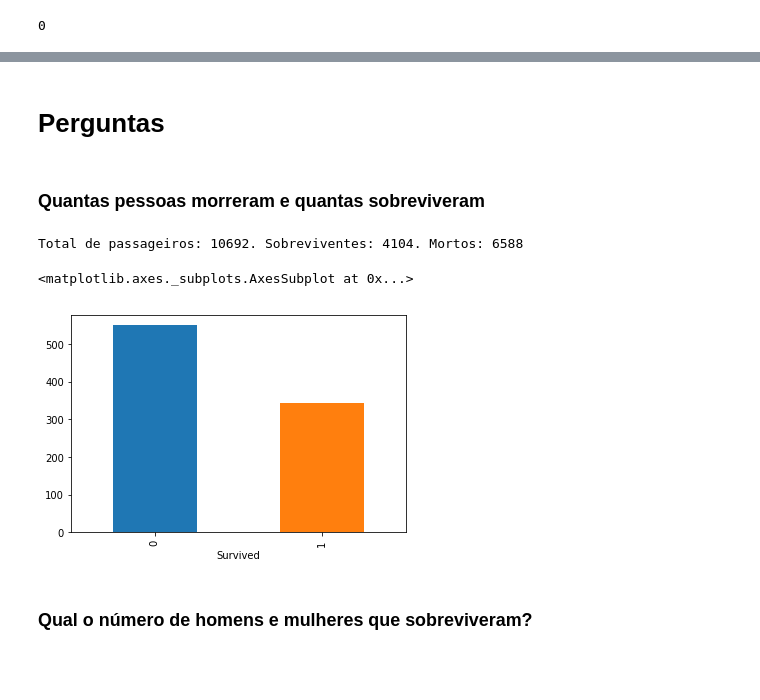
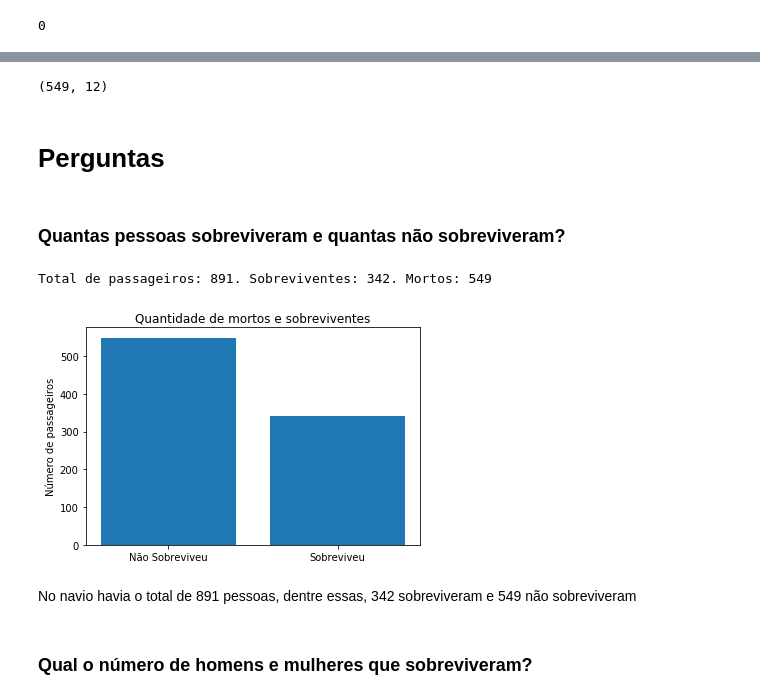
Before and after one commit to anderson-souza/Titanic-Project-Udacity, a Jupyter notebook: Análise Titanic.ipynb, the cells around one changed output, grey strips where cells are left out. Cells and saved outputs as stored; diff of their text form; code cells hidden in the pictures; blank space fills up the shorter version.

Commit message:
Reformulado a limpeza dos dados Adicionado novas perguntas a serem respondidas GrÃfico de sobreviventes finalizado GrÃfico de sobreviventes separados por sexo finalizado

```diff
--- a/Análise Titanic.ipynb
+++ b/Análise Titanic.ipynb
@@ -91,2 +92,0 @@ df.Age.fillna(0, inplace=True) #TODO - Verificar a melhor forma de limpar dados
-# %%
-df.Cabin.fillna('Tripulante', inplace=True)
@@ -97 +101,7 @@ df.duplicated().sum() #Verificar quantidade de dados duplicados
+# %%
+df.Age.fillna(df.Age.median(), inplace=True) #A idade foi preenchida com a mediana de todo o conjunto de dados
+# %%
+df.Cabin.fillna('None', inplace=True) #A cabine foi preenchida com None
+# %%
+df.Embarked.fillna('None',inplace=True) #Local de embarcação foi preenchida com 'None'
 # %% [markdown]
@@ -122,18 +116,30 @@ memory usage: 34.7+ KB
+# %%
+df_died.shape
+# %% [output]
+(549, 12)
 # %% [markdown]
 # Perguntas
 # %% [markdown]
-### Quantas pessoas morreram e quantas sobreviveram
+### Quantas pessoas sobreviveram e quantas não sobreviveram?
 # %%
-print('Total de passageiros: ' + str(df.size) +
-      ". Sobreviventes: " + str(df_survived.size) +
-      ". Mortos: " + str(df_died.size))
+print('Total de passageiros: ' + str(df.PassengerId.count()) +
+      ". Sobreviventes: " + str(df_survived.PassengerId.count()) +
+      ". Mortos: " + str(df_died.PassengerId.count()))
 # %% [output]
-Total de passageiros: 10692. Sobreviventes: 4104. Mortos: 6588
+Total de passageiros: 891. Sobreviventes: 342. Mortos: 549
-# %%
-df.groupby('Survived')['Survived'].count().plot.bar()
-# %% [output]
-<matplotlib.axes._subplots.AxesSubplot at 0x...>
-[figure, removed]
+# %%
+se1 = pd.Series(df['Survived'].groupby(df['Survived']).count())
+
+locations = [1, 2]
+heights = se1
+labels = ['Não Sobreviveu', 'Sobreviveu']
+plt.bar(locations, heights, tick_label=labels)
+plt.title('Quantidade de mortos e sobreviventes')
+plt.ylabel('Número de passageiros');
+# %% [output]
+[figure, added]
+# %% [markdown]
+No navio havia o total de 891 pessoas, dentre essas, 342 sobreviveram e 549 não sobreviveram
 # %% [markdown]
 ### Qual o número de homens e mulheres que sobreviveram?
 # %%
```
Also changed, not shown: parts of 29 cells of this notebook.
